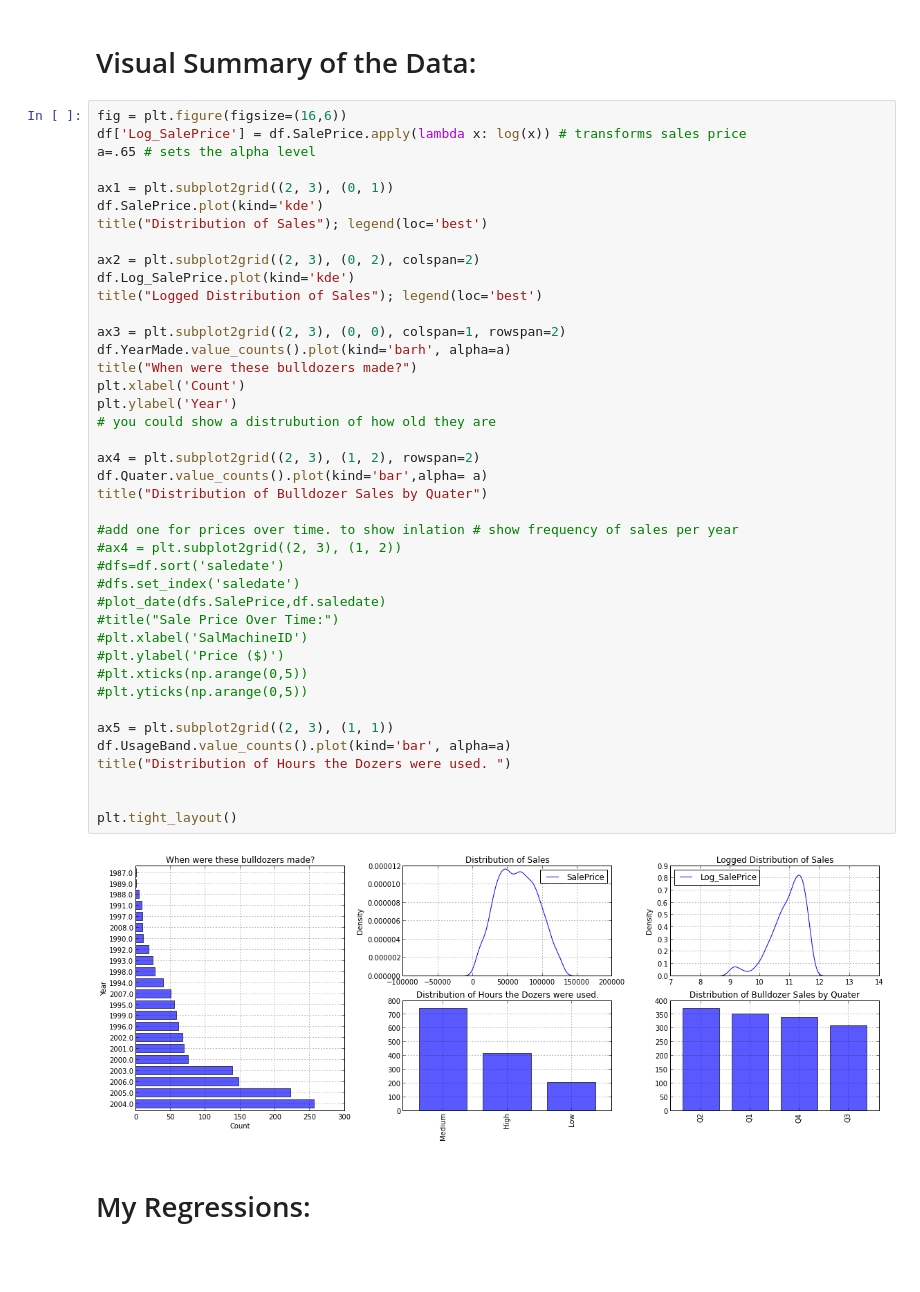
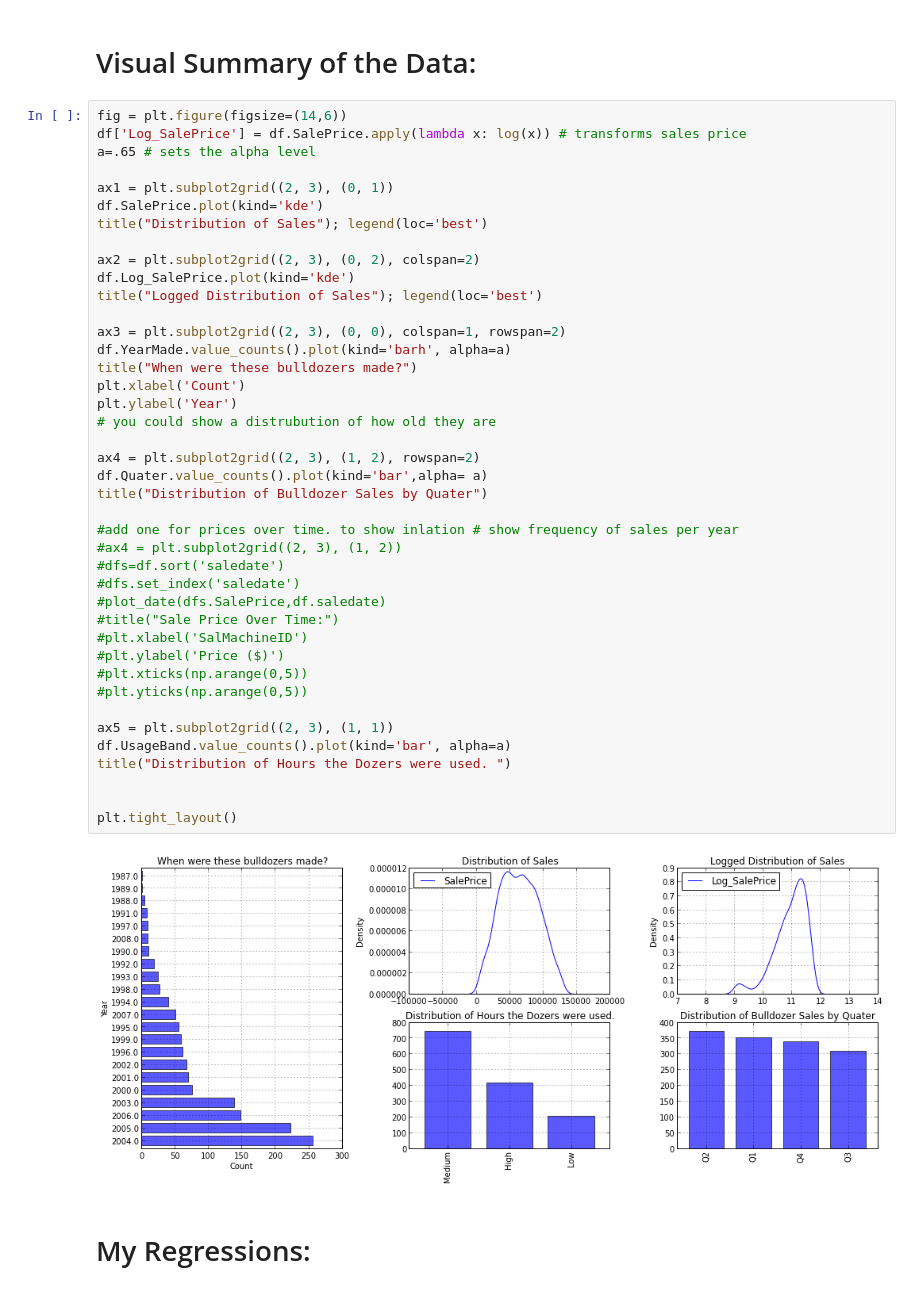
Before and after one commit to agconti/BlueBook, a Jupyter notebook: BlueBook.ipynb, the cells around one changed output. Saved outputs shown, nothing was run; the diff lists cells and outputs as text; blank space fills up the shorter version.

Commit message:
Updated Graphs, changed dmartrices to inc_builder

```diff
--- a/BlueBook.ipynb
+++ b/BlueBook.ipynb
@@ -135,7 +135,7 @@ df = df.dropna() # Drops Null Values from the dataframe.
 # %% [markdown]
 # Visual Summary of the Data:
 # %%
-fig = plt.figure(figsize=(16,6))
+fig = plt.figure(figsize=(14,6))
 df['Log_SalePrice'] = df.SalePrice.apply(lambda x: log(x)) # transforms sales price
 a=.65 # sets the alpha level
 
@@ -149,34 +149,34 @@ title("Logged Distribution of Sales"); legend(loc='best')
 
 ax3 = plt.subplot2grid((2, 3), (0, 0), colspan=1, rowspan=2)
 df.YearMade.value_counts().plot(kind='barh', alpha=a)
 title("When were these bulldozers made?")
 plt.xlabel('Count')
 plt.ylabel('Year')
 # you could show a distrubution of how old they are
 
 ax4 = plt.subplot2grid((2, 3), (1, 2), rowspan=2)
 df.Quater.value_counts().plot(kind='bar',alpha= a)
 title("Distribution of Bulldozer Sales by Quater")
 
 #add one for prices over time. to show inlation # show frequency of sales per year
 #ax4 = plt.subplot2grid((2, 3), (1, 2))
 #dfs=df.sort('saledate')
 #dfs.set_index('saledate')
 #plot_date(dfs.SalePrice,df.saledate)
 #title("Sale Price Over Time:")
 #plt.xlabel('SalMachineID')
 #plt.ylabel('Price ($)')
 #plt.xticks(np.arange(0,5))
 #plt.yticks(np.arange(0,5))
 
 ax5 = plt.subplot2grid((2, 3), (1, 1))
 df.UsageBand.value_counts().plot(kind='bar', alpha=a)
 title("Distribution of Hours the Dozers were used. ")
 
 
 plt.tight_layout()
 # %% [output]
-[figure, old version]
+[figure, new version]
 # %% [markdown]
 # My Regressions:
 # %% [markdown]
```
Also changed, not shown: parts of 9 cells of this notebook.
